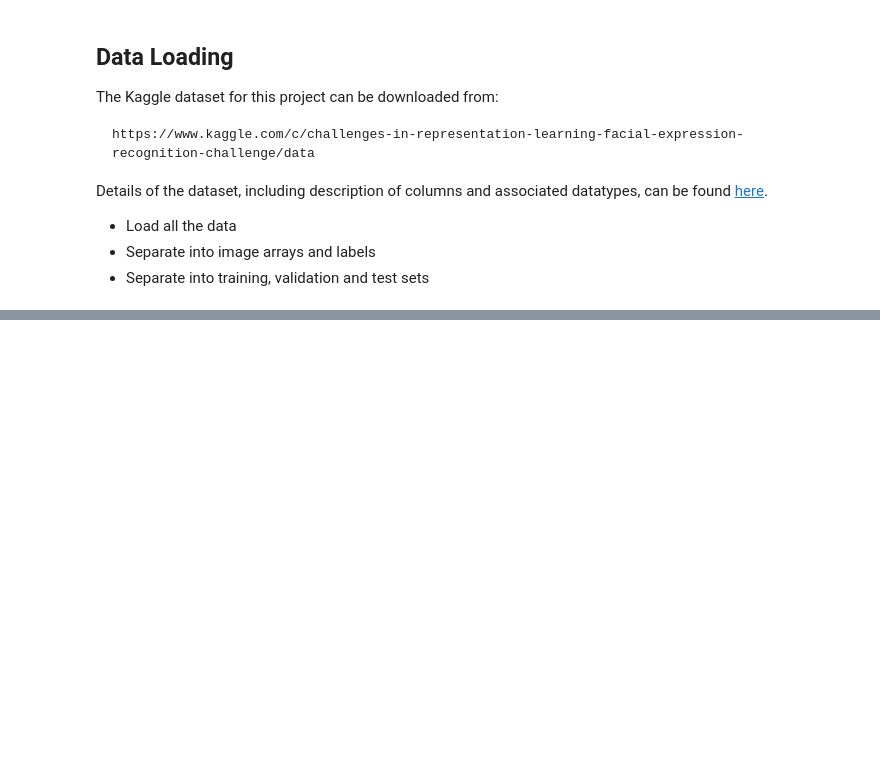
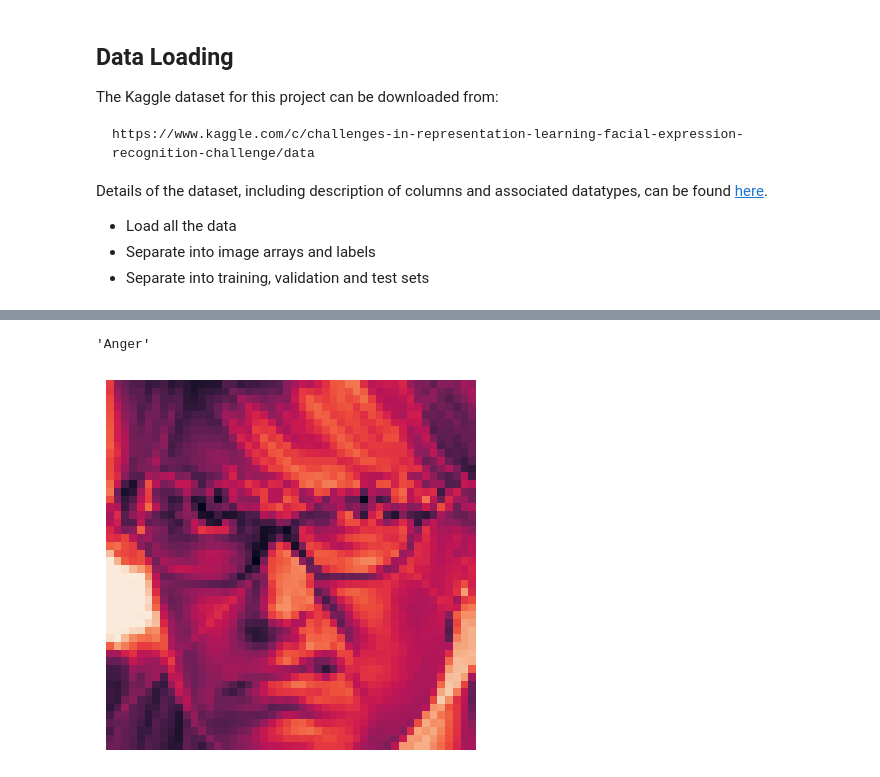
Before and after one commit to abhirup-ghosh/facial-expression-classifier-app, a Jupyter notebook: notebooks/notebook.ipynb, the cells around one changed output, grey strips where cells are left out. Drawn from its saved outputs; the diff is of its cells as text; code cells hidden in the pictures; blank space fills up the shorter version.

```diff
--- a/notebooks/notebook.ipynb
+++ b/notebooks/notebook.ipynb
@@ -45,6 +53,5 @@ Details of the dataset, including description of columns and associated datatype
 # %%
-data = pd.read_csv('../data/challenges-in-representation-learning-facial-expression-recognition-challenge/icml_face_data.csv')
-
+data = pd.read_csv('/content/drive/MyDrive/icml_face_data.csv')
 data.columns = data.columns.str.strip()
 # %%
 def prepare_data(data):
@@ -56,8 +63,10 @@ def prepare_data(data):
     image_label = np.array(list(map(int, data['emotion'])))
 
     for i, row in enumerate(data.index):
+      try:
         image = np.fromstring(data.loc[row, 'pixels'], dtype=int, sep=' ')
         image = np.reshape(image, (48, 48))
         image_array[i] = image
+      except ValueError: continue
 
     return image_array, image_label
@@ -65,3 +79,7 @@ def prepare_data(data):
 train_image_array, train_image_label = prepare_data(data[data['Usage']=='Training'])
 val_image_array, val_image_label = prepare_data(data[data['Usage']=='PublicTest'])
 test_image_array, test_image_label = prepare_data(data[data['Usage']=='PrivateTest'])
+# %%
+train_image_array = train_image_array/255.
+val_image_array = val_image_array/255.
+test_image_array = test_image_array/255.
@@ -67,0 +256,12 @@ test_image_array, test_image_label = prepare_data(data[data['Usage']=='PrivateTe
+# %%
+sample_test = test_image_array[0]
+true_test_label = class_labels[test_image_label[0]]
+# %%
+true_test_label
+# %% [output]
+'Anger'
+# %%
+plt.imshow(sample_test)
+plt.axis('off');
+# %% [output]
+[figure, added]
```
Also changed, not shown: parts of 11 cells of this notebook.
